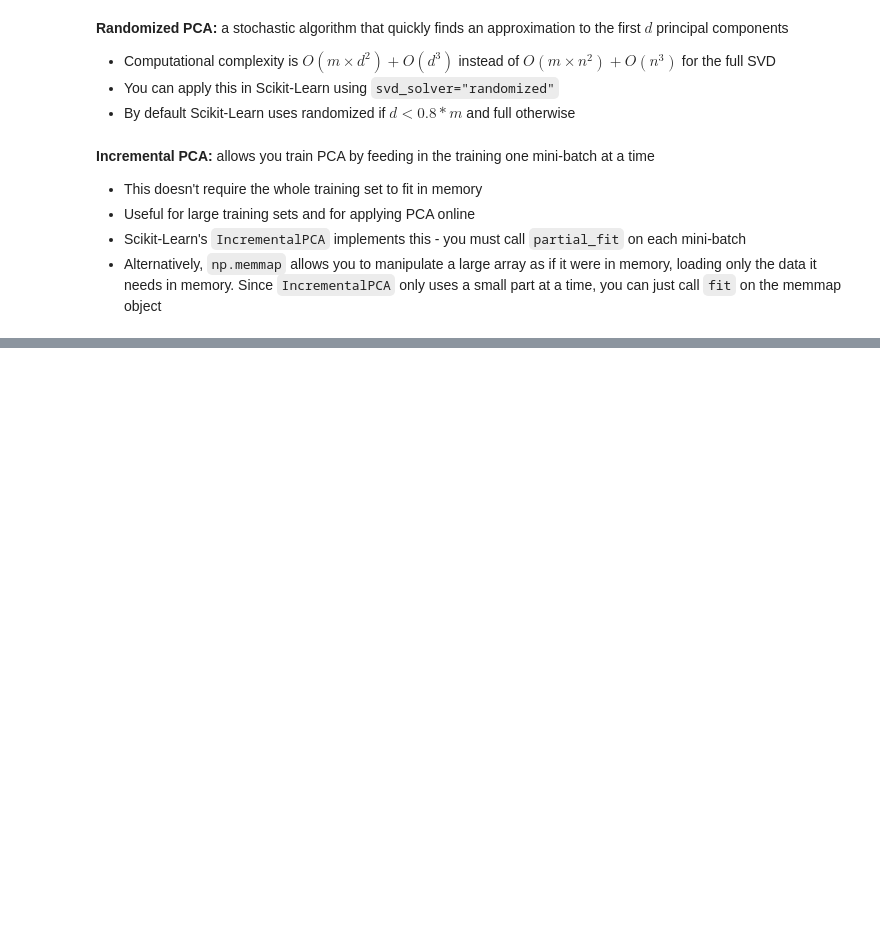
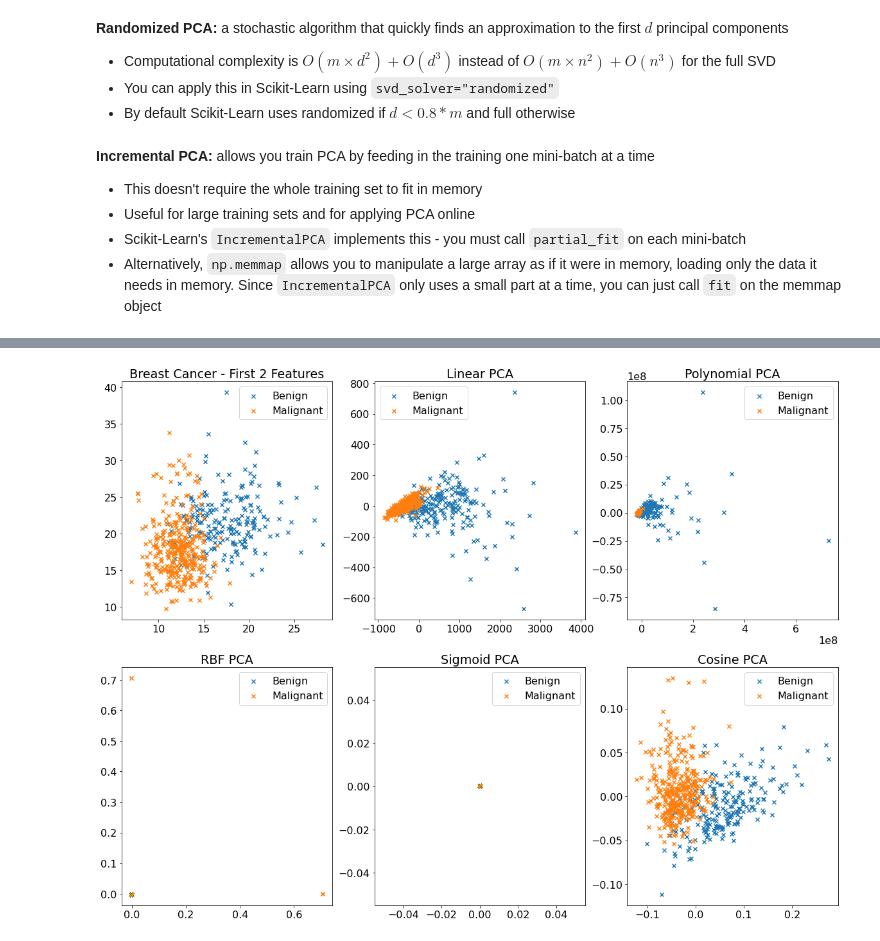
Before and after one commit to chris-leonard/hands-on-machine-learning, a Jupyter notebook: chapter-8/chapter-8-notes.ipynb, the cells around one changed output, grey strips where cells are left out. Drawn from its saved outputs; the diff is of its cells as text; code cells hidden in the pictures; blank space fills up the shorter version.

Commit message:
complete notes on kernel pca

```diff
--- a/chapter-8/chapter-8-notes.ipynb
+++ b/chapter-8/chapter-8-notes.ipynb
@@ -292,0 +312,42 @@ inc_pca = IncrementalPCA(n_components=5, batch_size=batch_size)
+# %%
+def plot_first_two_features(X, y, ax=None, title=None):
+    if not ax:
+        fig, ax = plt.subplots()
+
+    ax.scatter(X[y == 0, 0], X[y == 0, 1], marker="x", label="Benign")
+    ax.scatter(X[y == 1, 0], X[y == 1, 1], marker="x", label="Malignant")
+
+    if not title:
+        title = "Breast Cancer - First 2 Features"
+
+    ax.set_title(title)
+
+    ax.legend()
+# %%
+lin_pca = KernelPCA(n_components=2, kernel="linear")
+X_lin = lin_pca.fit_transform(X)
+
+poly_pca = KernelPCA(n_components=2, kernel="poly", degree=3)
+X_poly = poly_pca.fit_transform(X)
+
+rbf_pca = KernelPCA(n_components=2, kernel="rbf", gamma=1)
+X_rbf = rbf_pca.fit_transform(X)
+
+sig_pca = KernelPCA(n_components=2, kernel="sigmoid")
+X_sig = sig_pca.fit_transform(X)
+
+cos_pca = KernelPCA(n_components=2, kernel="cosine")
+X_cos = cos_pca.fit_transform(X)
+
+fig, axs = plt.subplots(2, 3, figsize=(20, 15))
+
+axs_ravel = axs.ravel()
+
+plot_first_two_features(X, y, ax=axs_ravel[0])
+plot_first_two_features(X_lin, y, ax=axs_ravel[1], title="Linear PCA")
+plot_first_two_features(X_poly, y, ax=axs_ravel[2], title="Polynomial PCA")
+plot_first_two_features(X_rbf, y, ax=axs_ravel[3], title="RBF PCA")
+plot_first_two_features(X_sig, y, ax=axs_ravel[4], title="Sigmoid PCA")
+plot_first_two_features(X_cos, y, ax=axs_ravel[5], title="Cosine PCA")
+# %% [output]
+[figure, added]
```
Also changed, not shown: parts of 21 cells of this notebook.
